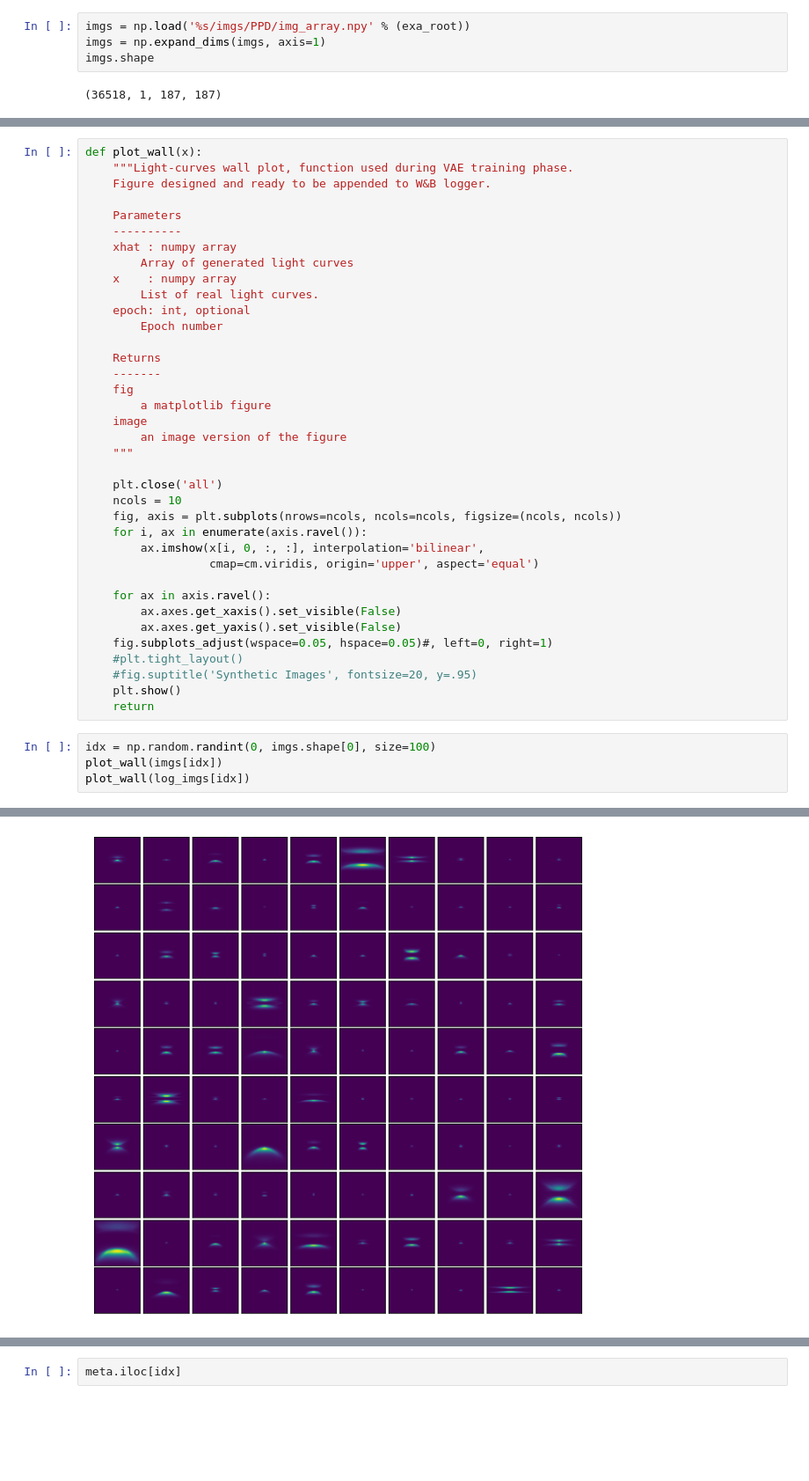
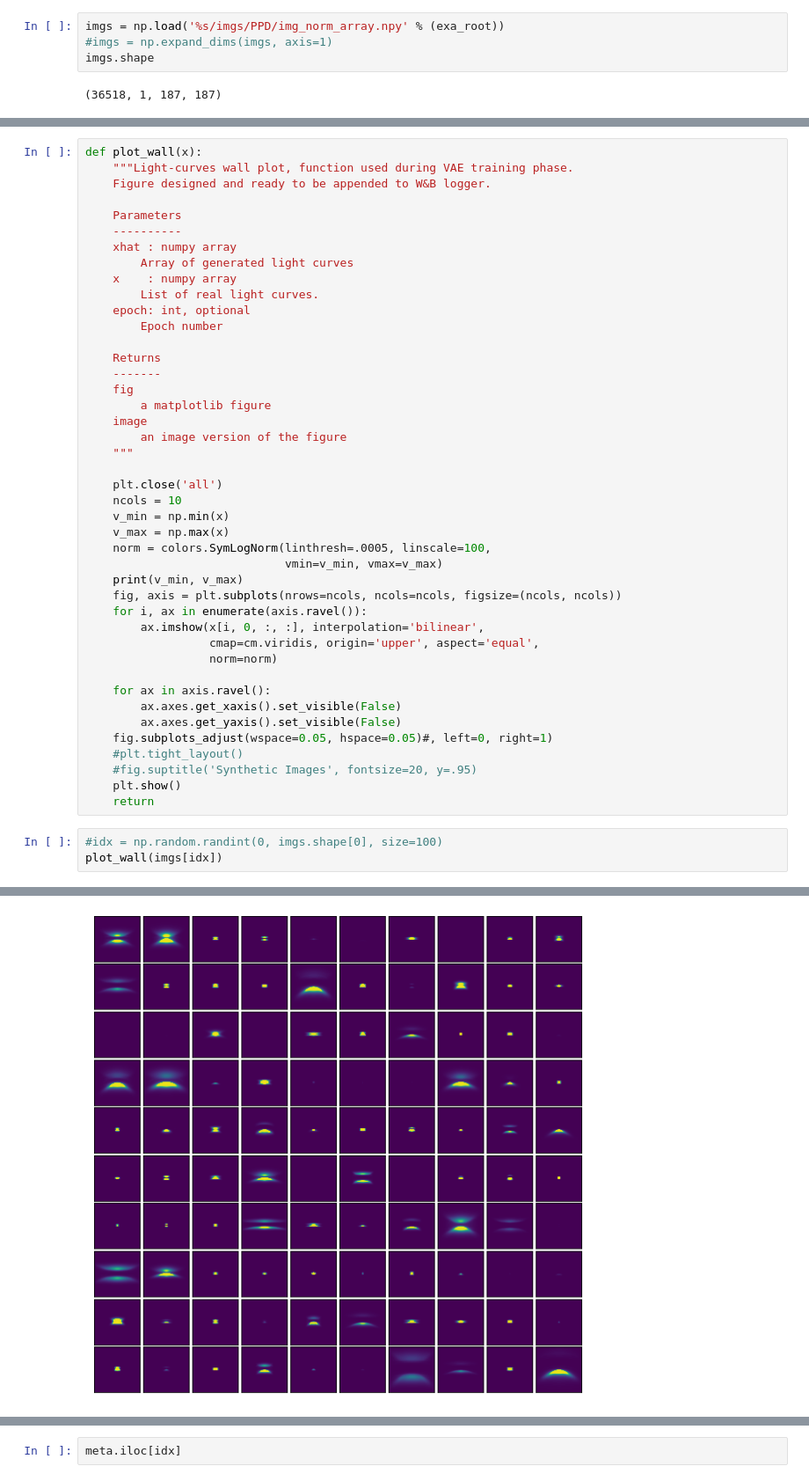
Before and after one commit to keflavich/PPDAE, a Jupyter notebook: notebooks/data_exploration.ipynb, the cells around one changed output, grey strips where cells are left out. Shown at 88% size. Saved outputs shown, nothing was run; the diff lists cells and outputs as text; blank space fills up the shorter version.

```diff
--- a/notebooks/data_exploration.ipynb
+++ b/notebooks/data_exploration.ipynb
@@ -58,8 +59,8 @@ plt.show()
 # %% [markdown]
 # Synthetic Images
 # %%
-imgs = np.load('%s/imgs/PPD/img_array.npy' % (exa_root))
-imgs = np.expand_dims(imgs, axis=1)
+imgs = np.load('%s/imgs/PPD/img_norm_array.npy' % (exa_root))
+#imgs = np.expand_dims(imgs, axis=1)
 imgs.shape
 # %% [output]
 (36518, 1, 187, 187)
@@ -114,10 +99,16 @@ def plot_wall(x):
 
     plt.close('all')
     ncols = 10
+    v_min = np.min(x)
+    v_max = np.max(x)
+    norm = colors.SymLogNorm(linthresh=.0005, linscale=100,
+                             vmin=v_min, vmax=v_max)
+    print(v_min, v_max)
     fig, axis = plt.subplots(nrows=ncols, ncols=ncols, figsize=(ncols, ncols))
     for i, ax in enumerate(axis.ravel()):
         ax.imshow(x[i, 0, :, :], interpolation='bilinear',
-                  cmap=cm.viridis, origin='upper', aspect='equal')
+                  cmap=cm.viridis, origin='upper', aspect='equal',
+                  norm=norm)
 
     for ax in axis.ravel():
         ax.axes.get_xaxis().set_visible(False)
@@ -128,7 +119,6 @@ def plot_wall(x):
     plt.show()
     return
 # %%
-idx = np.random.randint(0, imgs.shape[0], size=100)
+#idx = np.random.randint(0, imgs.shape[0], size=100)
 plot_wall(imgs[idx])
-plot_wall(log_imgs[idx])
 # %% [output]
@@ -135 +126 @@ plot_wall(log_imgs[idx])
-[figure, old version]
+[figure, new version]
```
Also changed, not shown: parts of 8 cells of this notebook.
